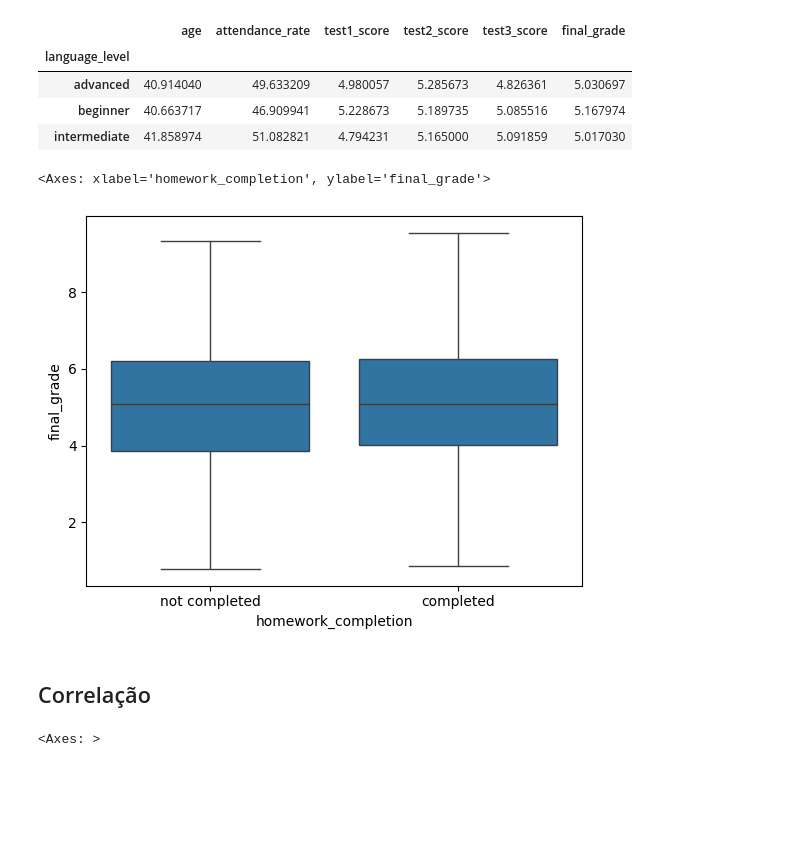
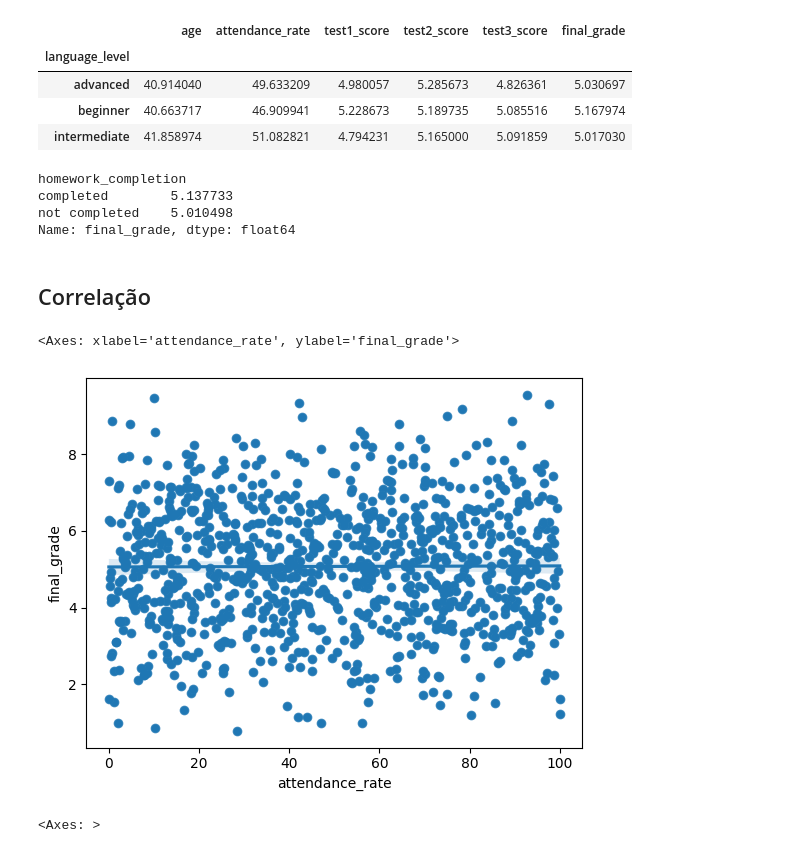
Before and after one commit to happo1/eda-students-performance, a Jupyter notebook: notebooks/eda.ipynb, the cells around one changed output. Drawn from its saved outputs; the diff is of its cells as text; code cells hidden in the pictures; blank space fills up the shorter version.

```diff
--- a/notebooks/eda.ipynb
+++ b/notebooks/eda.ipynb
@@ -281,12 +290,19 @@ df_level
 # %%
 df_homework = df.groupby('homework_completion')['final_grade'].mean()
 df_homework
-sns.boxplot(data=df, x='homework_completion', y='final_grade')
 # %% [output]
-<Axes: xlabel='homework_completion', ylabel='final_grade'>
+homework_completion
+completed        5.137733
+not completed    5.010498
+Name: final_grade, dtype: float64
-[figure, removed]
 # %% [markdown]
 ## Correlação
+# %%
+sns.scatterplot(data=df, x='attendance_rate', y='final_grade')
+sns.regplot(data=df, x='attendance_rate', y='final_grade')
+# %% [output]
+<Axes: xlabel='attendance_rate', ylabel='final_grade'>
+[figure, added]
 # %%
 sns.heatmap(df[quantitative].corr(), annot=True, cmap='coolwarm', linewidths=2, fmt='.2f')
 # %% [output]
```
Also changed, not shown: parts of 8 cells of this notebook.
